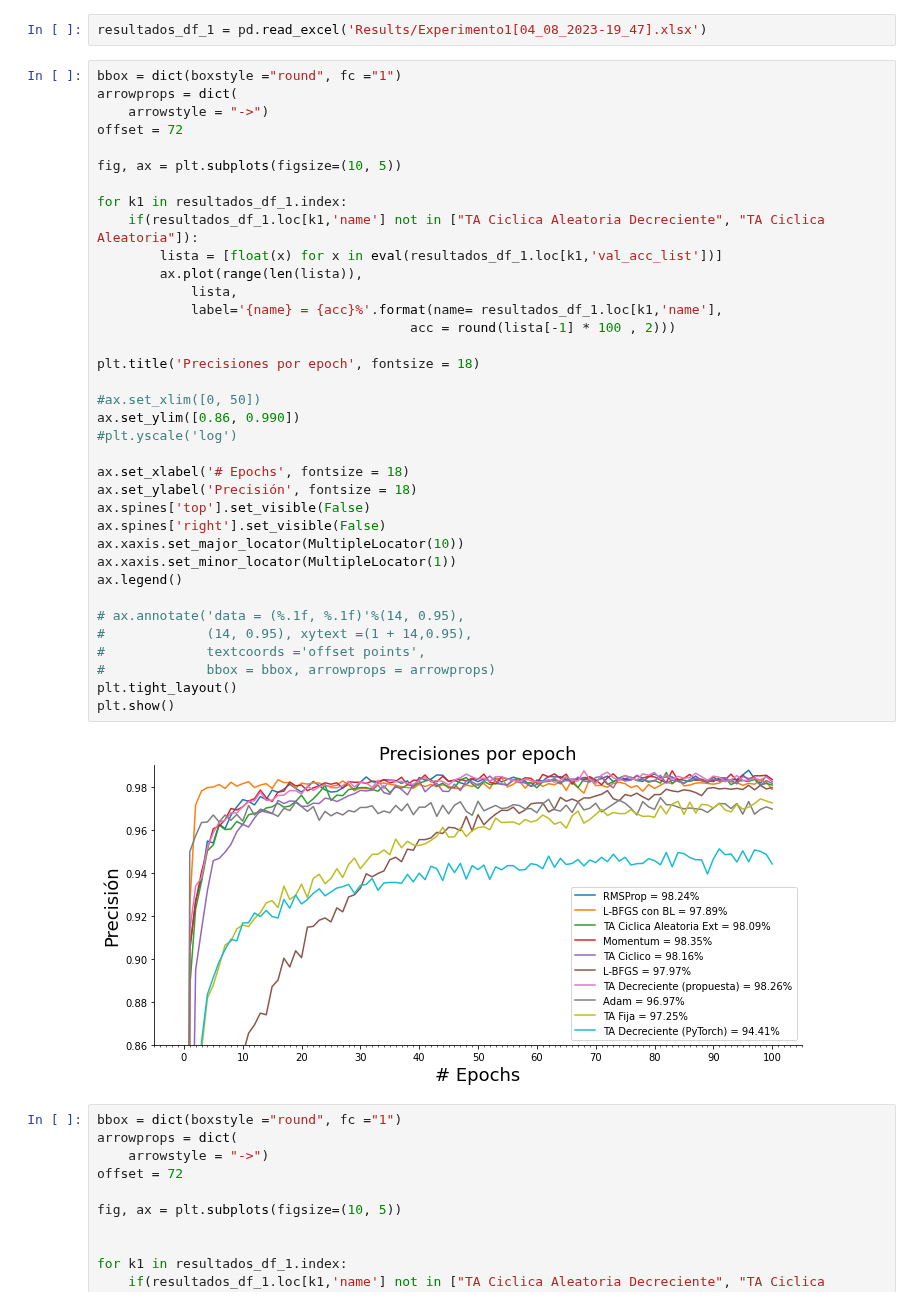
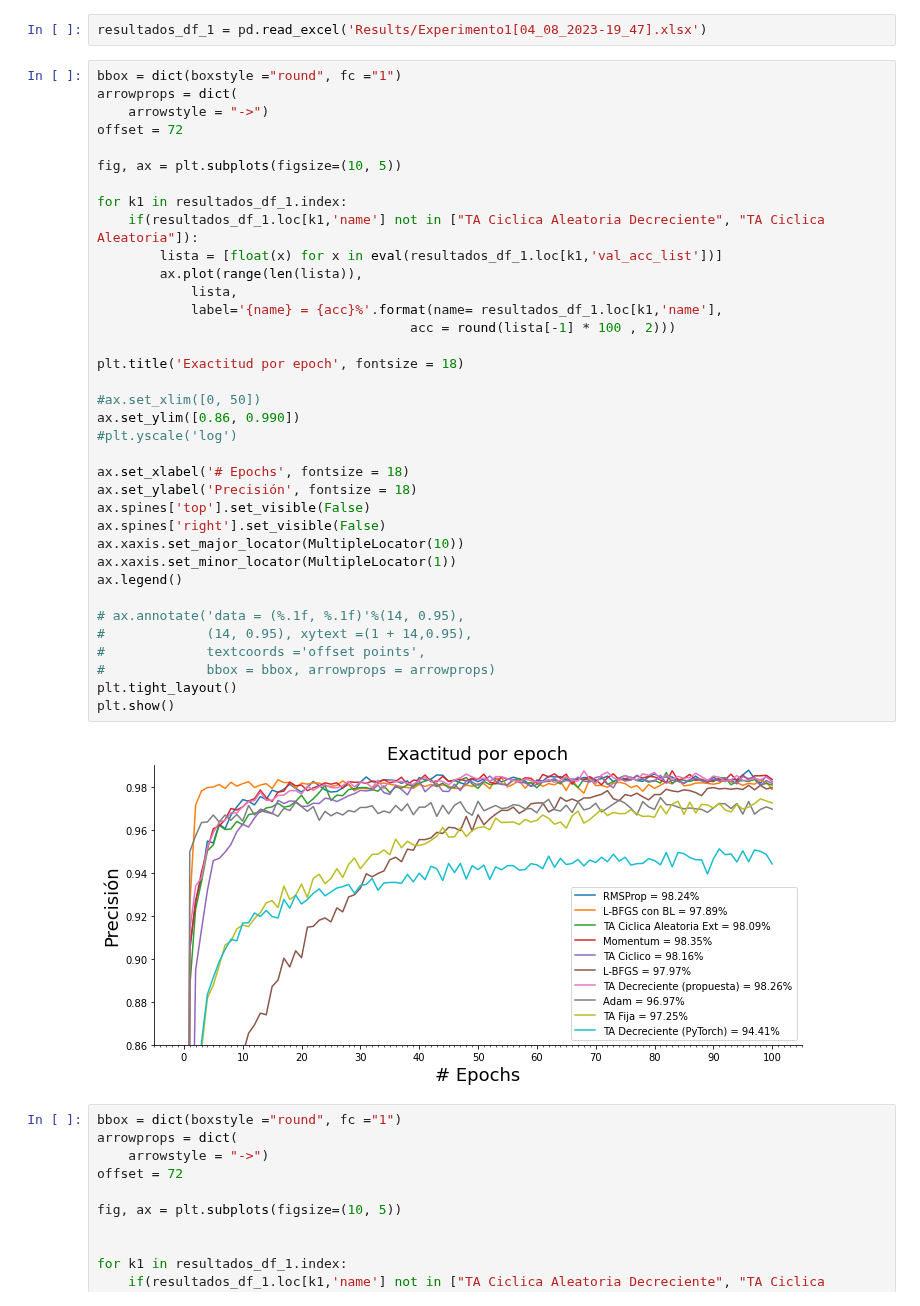
Before and after one commit to DenisPerez/NN_Tests_DG, a Jupyter notebook: Experimentos_Graficas.ipynb, the cells around one changed output. Drawn from its saved outputs; the diff is of its cells as text.

```diff
--- a/Experimentos_Graficas.ipynb
+++ b/Experimentos_Graficas.ipynb
@@ -29,35 +29,35 @@ offset = 72
 fig, ax = plt.subplots(figsize=(10, 5))
 
 for k1 in resultados_df_1.index:
     if(resultados_df_1.loc[k1,'name'] not in ["TA Ciclica Aleatoria Decreciente", "TA Ciclica Aleatoria"]):
         lista = [float(x) for x in eval(resultados_df_1.loc[k1,'val_acc_list'])]
         ax.plot(range(len(lista)),
             lista,
             label='{name} = {acc}%'.format(name= resultados_df_1.loc[k1,'name'],
                                         acc = round(lista[-1] * 100 , 2)))
 
-plt.title('Precisiones por epoch', fontsize = 18)
+plt.title('Exactitud por epoch', fontsize = 18)
 
 #ax.set_xlim([0, 50])
 ax.set_ylim([0.86, 0.990])
 #plt.yscale('log')
 
 ax.set_xlabel('# Epochs', fontsize = 18)
 ax.set_ylabel('Precisión', fontsize = 18)
 ax.spines['top'].set_visible(False)
 ax.spines['right'].set_visible(False)
 ax.xaxis.set_major_locator(MultipleLocator(10))
 ax.xaxis.set_minor_locator(MultipleLocator(1))
 ax.legend()
 
 # ax.annotate('data = (%.1f, %.1f)'%(14, 0.95),
 #             (14, 0.95), xytext =(1 + 14,0.95),
 #             textcoords ='offset points',
 #             bbox = bbox, arrowprops = arrowprops)
 plt.tight_layout()
 plt.show()
 # %% [output]
-[figure, old version]
+[figure, new version]
 # %%
 bbox = dict(boxstyle ="round", fc ="1")
 arrowprops = dict(
```
Also changed, not shown: parts of 21 cells of this notebook.
